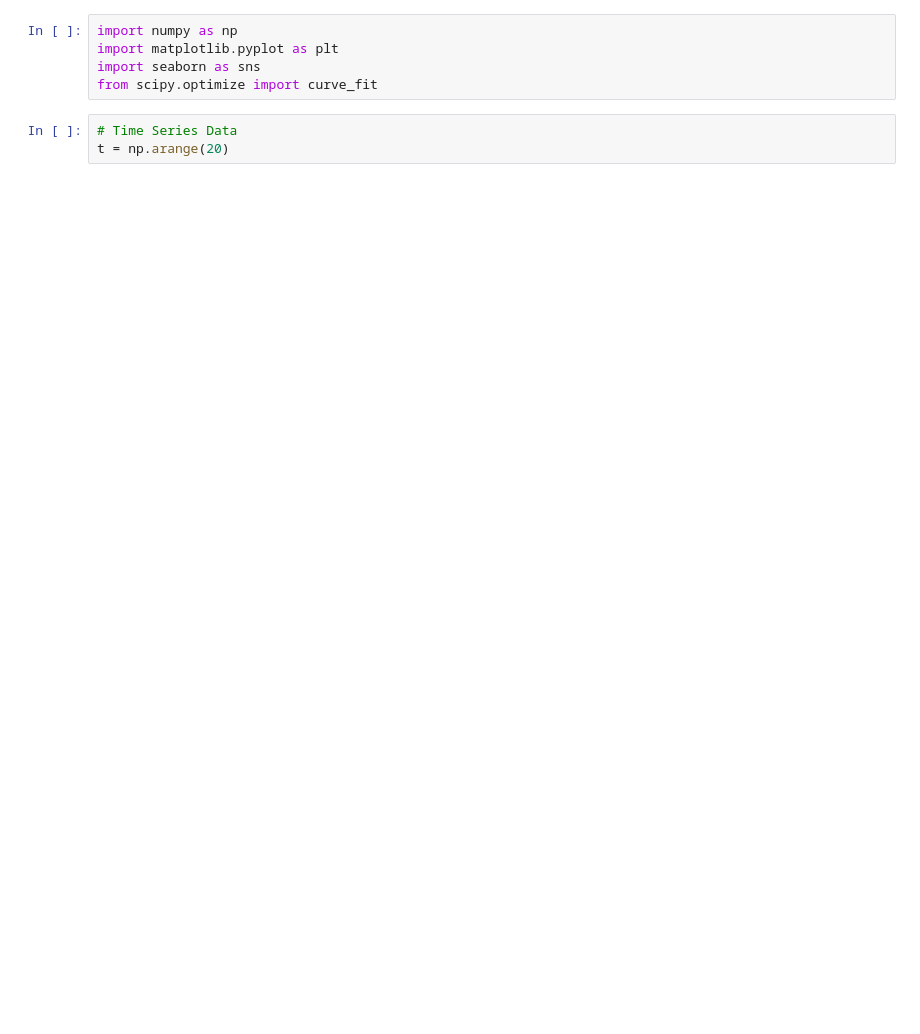
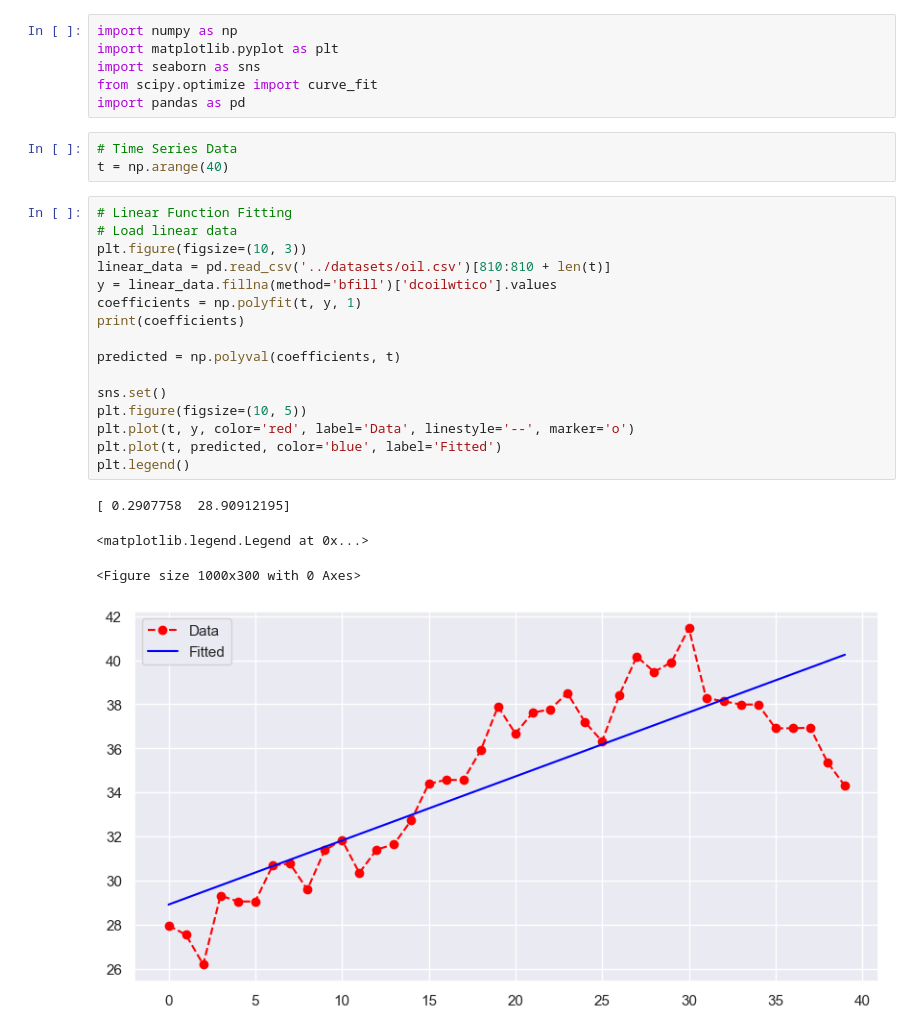
Before and after one commit to NetManAIOps/ANM2025, a Jupyter notebook: lec2/time_series_fitting.ipynb, the cells around one changed output. Saved outputs shown, nothing was run; the diff lists cells and outputs as text; blank space fills up the shorter version.

Commit message:
Add real-world datasetds.

```diff
--- a/lec2/time_series_fitting.ipynb
+++ b/lec2/time_series_fitting.ipynb
@@ -3,6 +3,28 @@ import numpy as np
 import matplotlib.pyplot as plt
 import seaborn as sns
 from scipy.optimize import curve_fit
+import pandas as pd
 # %%
 # Time Series Data
-t = np.arange(20)
+t = np.arange(40)
+# %%
+# Linear Function Fitting
+# Load linear data
+plt.figure(figsize=(10, 3))
+linear_data = pd.read_csv('../datasets/oil.csv')[810:810 + len(t)]
+y = linear_data.fillna(method='bfill')['dcoilwtico'].values
+coefficients = np.polyfit(t, y, 1)
+print(coefficients)
+
+predicted = np.polyval(coefficients, t)
+
+sns.set()
+plt.figure(figsize=(10, 5))
+plt.plot(t, y, color='red', label='Data', linestyle='--', marker='o')
+plt.plot(t, predicted, color='blue', label='Fitted')
+plt.legend()
+# %% [output]
+[ 0.2907758  28.90912195]
+<matplotlib.legend.Legend at 0x...>
+<Figure size 1000x300 with 0 Axes>
+[figure, added]
```
Also changed, not shown: parts of 6 cells of this notebook, 2 other files.
